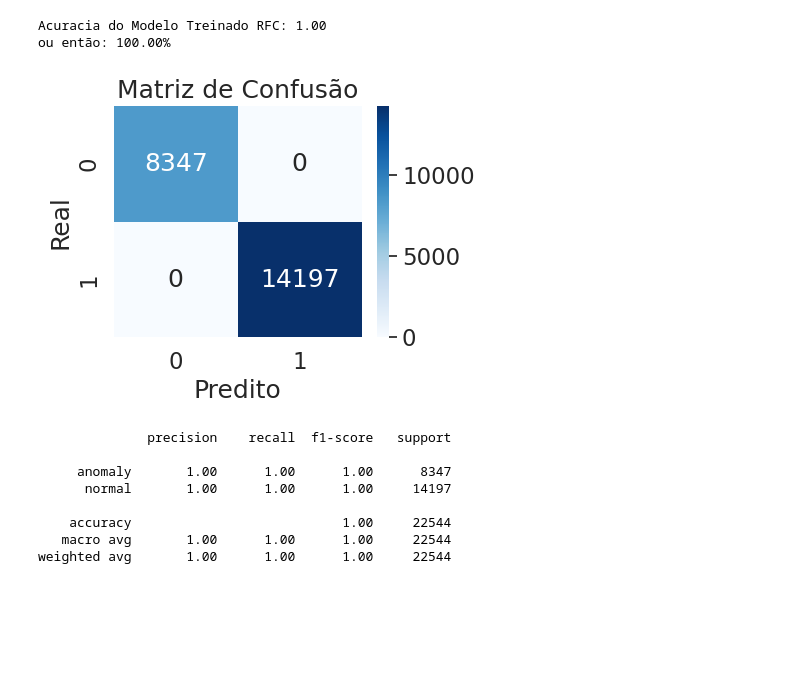
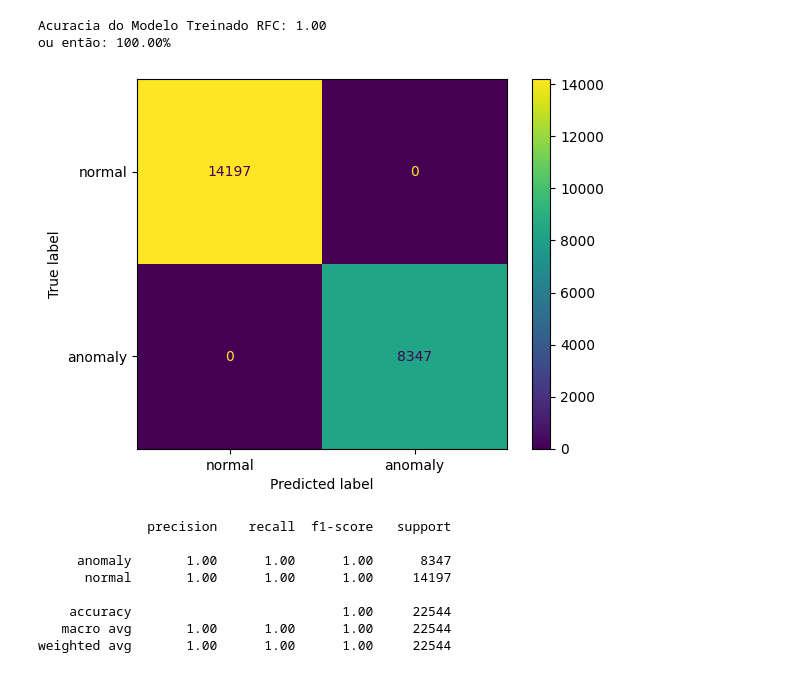
Before and after one commit to DouglasTeyh/Network-Intrusion-Detection-Project, a Jupyter notebook: Detecção_de_intrusão_de_rede_com_ML.ipynb, the cells around one changed output. Drawn from its saved outputs; the diff is of its cells as text; code cells hidden in the pictures; blank space fills up the shorter version.

```diff
--- a/Detecção_de_intrusão_de_rede_com_ML.ipynb
+++ b/Detecção_de_intrusão_de_rede_com_ML.ipynb
@@ -176,16 +174,12 @@ from sklearn.metrics import confusion_matrix, classification_report
 # %%
 # Ger a matriz de confusão
-cm = confusion_matrix(y_test, y_pred)
+y_pred = rfc.predict(X_test)
+cm = confusion_matrix(y_test, y_pred, labels=["normal", "anomaly"])
+disp = ConfusionMatrixDisplay(confusion_matrix=cm, display_labels=["normal", "anomaly"])
+disp.plot()
+plt.show()
+# %% [output]
+[figure, added]
-# %%
-# Exibe a matriz com heatmap do seaborn
-plt.figure(figsize=(4,3))
-sns.heatmap(cm, annot=True, fmt='d', cmap='Blues')
-plt.xlabel('Predito')
-plt.ylabel('Real')
-plt.title('Matriz de Confusão')
-plt.show()
-# %% [output]
-[figure, removed]
 # %%
 print(classification_report(y_test, y_pred)) #exibindo informações sobre o modelo treinado
 # %% [output]
```
Also changed, not shown: parts of 4 cells of this notebook.
